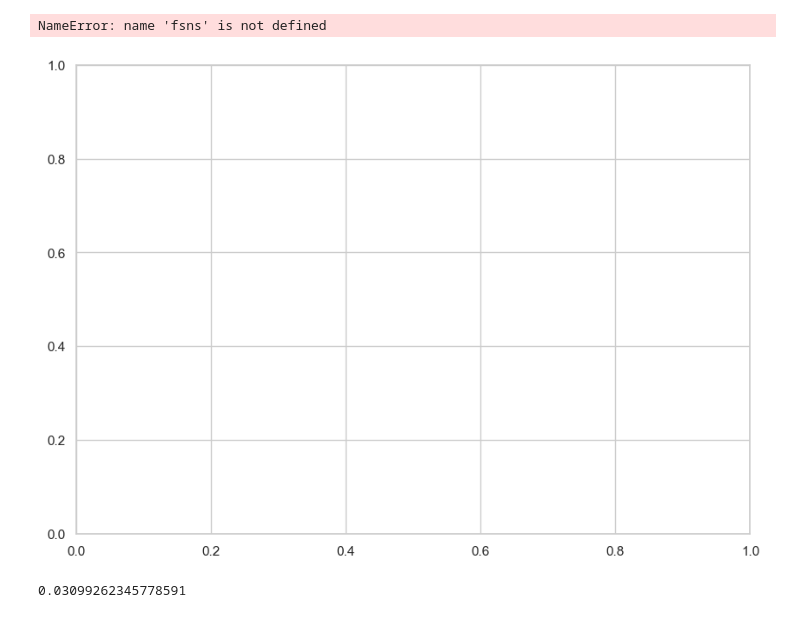
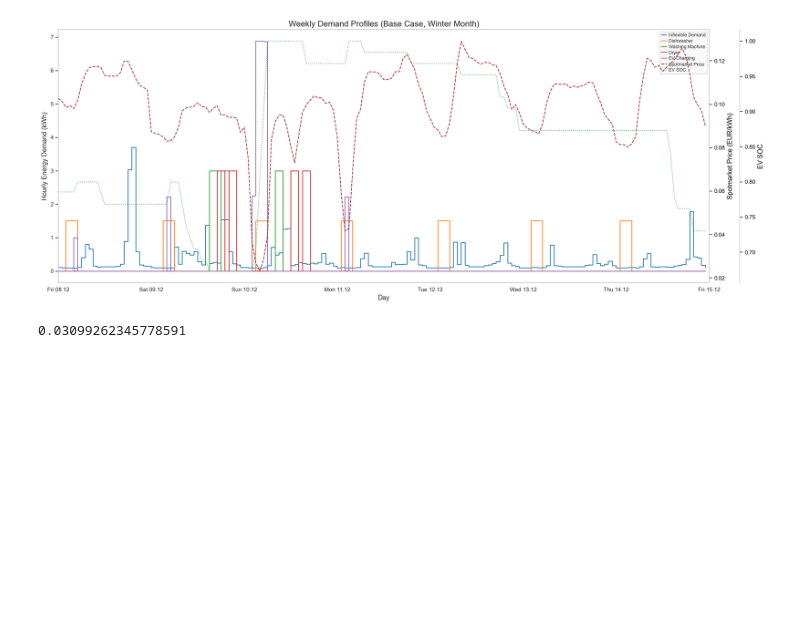
Before and after one commit to sewaelty/optimization_project, a Jupyter notebook: main/plots_alessio.ipynb, the cells around one changed output. Drawn from its saved outputs; the diff is of its cells as text; code cells hidden in the pictures; blank space fills up the shorter version.

```diff
--- a/main/plots_alessio.ipynb
+++ b/main/plots_alessio.ipynb
@@ -42,7 +42,7 @@ def plot_energy_profile(
     min_time=0,
     power_dishwasher=1.5,
     power_wm=3,
-    power_dryer=3,):
+    power_dryer=3):
 
     # Ensure timestamp column is in datetime format
     results_df['timestamp'] = pd.to_datetime(results_df['timestamp'])
@@ -85,8 +85,8 @@ def plot_energy_profile(
         'ytick.labelsize': 11
     })
 
-    fig, ax1 = plt.subplots(figsize=(10, 7))
-    fsns.lineplot(data=data_power_melted, x='timestamp', y='Power (kWh)', hue='Technology', ax=ax1, palette=palette, drawstyle='steps-post')
+    fig, ax1 = plt.subplots(figsize=(20, 8))
+    sns.lineplot(data=data_power_melted, x='timestamp', y='Power (kWh)', hue='Technology', ax=ax1, palette=palette, drawstyle='steps-post')
 
     ax1.set_ylabel("Hourly Energy Demand (kWh)")
     ax1.set_xlabel("Day")
@@ -137,23 +137,22 @@ def plot_energy_profile(
     plt.savefig(os.path.join(figures_dir, save_filename), dpi=400, bbox_inches='tight')
     plt.show()
 # %%
-plot_title = "Weekly Demand Profiles (Base Case, Summer Month)"
+plot_title = "Weekly Demand Profiles (Base Case, Winter Month)"
 
-filename = "basecase_summer.png"
+filename = "basecase_winter.png"
 
 start_day = 7
-end_day = 9
+end_day = 14
 
 plot_energy_profile(
-    results_df=results_case_3_winter,
+    results_df=results_basecase_winter,
     title=plot_title,
     save_filename= filename,
     max_time=24 * end_day,
     min_time=24 * start_day,
 )
 # %% [output]
-NameError: name 'fsns' is not defined
-[figure, old version]
+[figure, new version]
 # %%
 min(results_case_3_winter["EV_SOC"][24* 7:24* 9]) / 70
 # %% [output]
```
Also changed, not shown: 7 other files.
